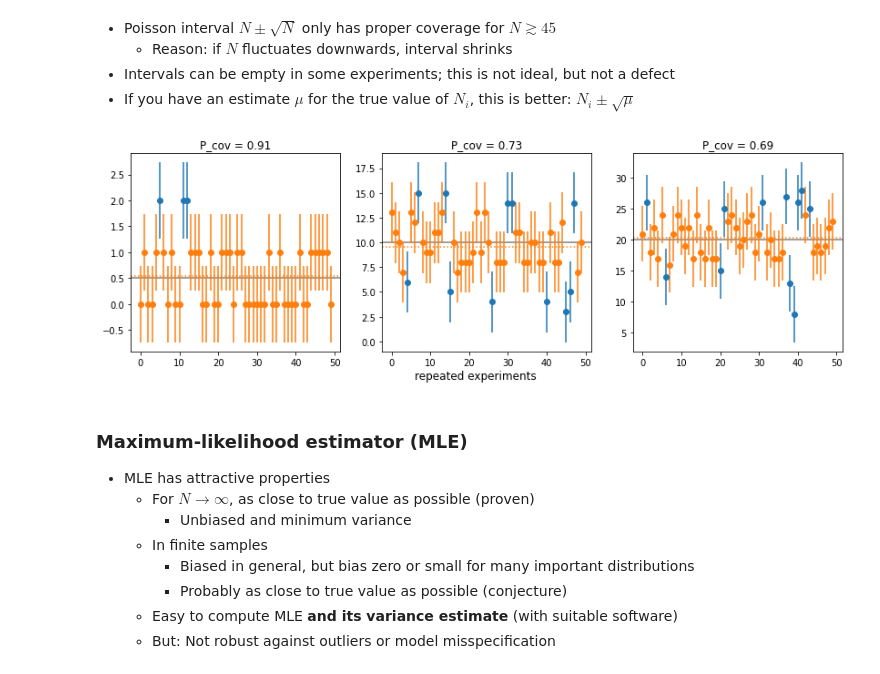
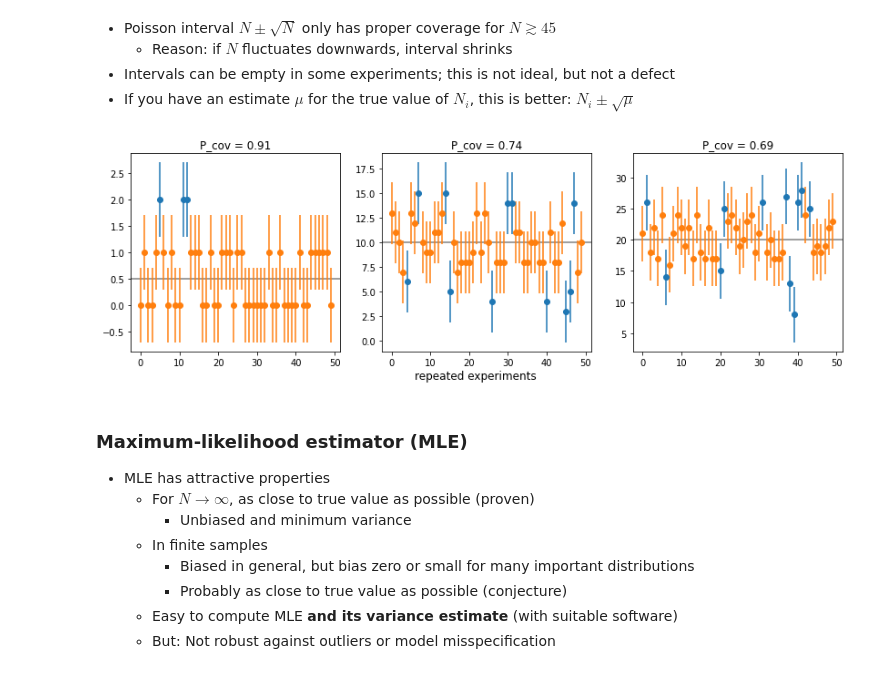
Before and after one commit to HDembinski/HDembinski.github.io, a Jupyter notebook: UncertaintiesLecture.ipynb, the cells around one changed output. Saved outputs shown, nothing was run; the diff lists cells and outputs as text; code cells hidden in the pictures.

```diff
--- a/UncertaintiesLecture.ipynb
+++ b/UncertaintiesLecture.ipynb
@@ -376,20 +391,25 @@ import matplotlib.pyplot as plt
 from scipy.stats import poisson
 
 N = [0.5, 10., 45.]
-K = 50
+K = 100000
+
+data = []
+for Ni in N:
+    n = poisson(Ni).rvs(size=K, random_state=int(Ni))
+    sigma_est = np.sqrt(n)
+    inside = np.abs(Ni - n) < sigma_est
+    cov_prob = np.mean(inside)
+    data.append((Ni, n, sigma_est, inside, cov_prob))
 # %%
-fig, ax = plt.subplots(1, len(N), sharex=True, figsize=(14, 4))
-for Ni, axi in zip(N, ax):
-    k = poisson(Ni).rvs(size=K, random_state=int(Ni))
-    sigma_est = np.sqrt(k)
-    axi.axhline(Ni, color="0.5", zorder=0)
-    inside = np.abs(Ni - k) < sigma_est
-    iexp = np.arange(K)
-    for m, c in zip((~inside, inside), ("C0", "C1")):
-        axi.errorbar(iexp[m], k[m], sigma_est[m], fmt="o", color=c)
-    # compute coverage probability with very large number of repetitions
-    k = poisson(Ni).rvs(size=100000, random_state=int(Ni))
-    inside = np.abs(Ni - k) < np.sqrt(k)
-    cov_prob = np.mean(inside)
-    axi.set_title(f"P_cov = {cov_prob:.2f}")
-fig.supxlabel("repeated experiments");
+def plot():
+    fig, ax = plt.subplots(1, len(N), sharex=True, figsize=(14, 4))
+    for (Ni, n, sigma_est, inside, cov_prob), axi in zip(data, ax):
+        axi.axhline(Ni, color="0.5", zorder=0)
+        i = np.arange(50)
+        n = n[:50]
+        sigma_est = sigma_est[:50]
+        inside = inside[:50]
+        for m, c in zip((~inside, inside), ("C0", "C1")):
+            axi.errorbar(i[m], n[m], sigma_est[m], fmt="o", color=c)
+        axi.set_title(f"P_cov = {cov_prob:.2f}")
+    fig.supxlabel("repeated experiments");
@@ -410,24 +441,7 @@ K = 50
-# %%
-fig, ax = plt.subplots(1, len(N), sharex=True, figsize=(14, 4))
-for Ni, axi in zip(N, ax):
-    k = poisson(Ni).rvs(size=K, random_state=int(Ni))
-    # compute estimate for Ni
-    N_est = np.mean(k)
-    sigma_est = np.ones(len(k)) * np.sqrt(N_est)
-    axi.axhline(Ni, color="0.5", zorder=0)
-    axi.axhline(N_est, color="C1", ls=":", label="estimate")
-    inside = np.abs(Ni - k) < sigma_est
-    iexp = np.arange(K)
-    for m, c in zip((~inside, inside), ("C0", "C1")):
-        axi.errorbar(iexp[m], k[m], sigma_est[m], fmt="o", color=c)
-    # compute coverage probability with very large number of repetitions
-    k = poisson(Ni).rvs(size=1000000, random_state=1)
-    inside = np.abs(Ni - k) < np.sqrt(np.mean(k))
-    cov_prob = np.mean(inside)
-    axi.set_title(f"P_cov = {cov_prob:.2f}")
-fig.supxlabel("repeated experiments");
-# %% [output]
-[figure, removed]
+# %%
+plot()
+# %% [output]
+[figure, added]
 # %% [markdown]
 ### Maximum-likelihood estimator (MLE)
 
```
Also changed, not shown: parts of 28 cells of this notebook, 1 other file.
